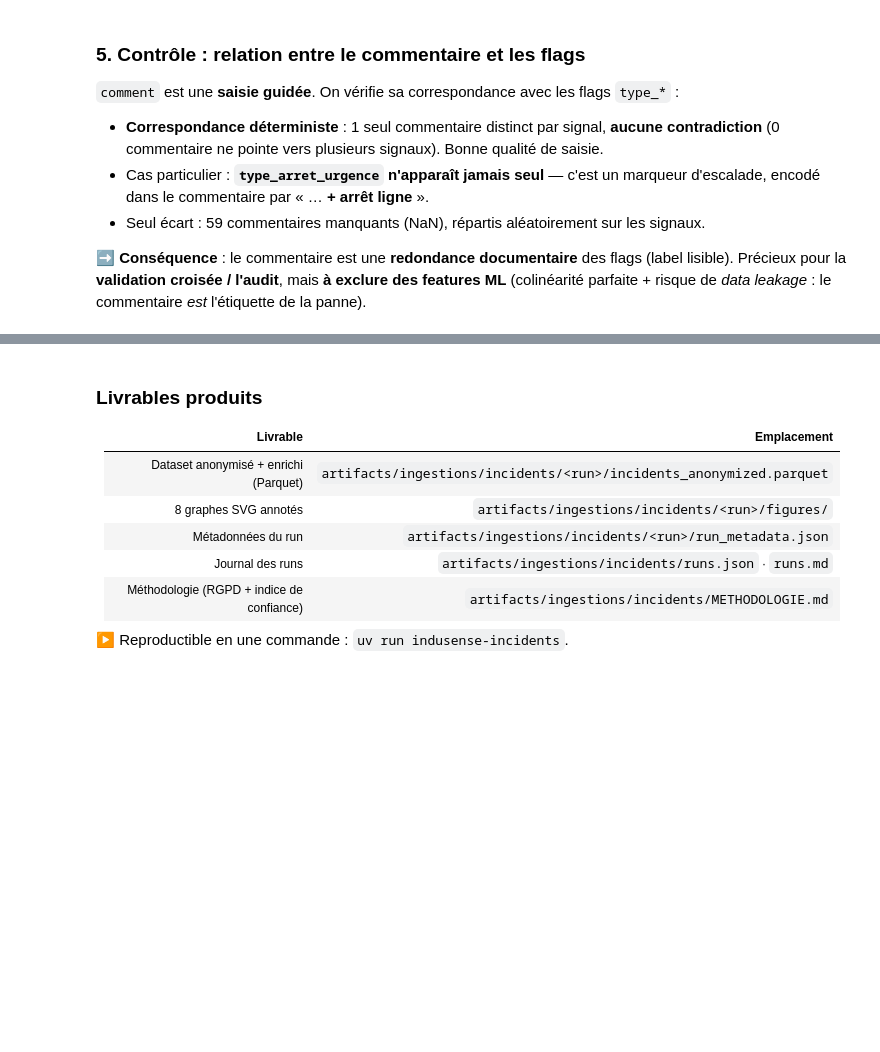
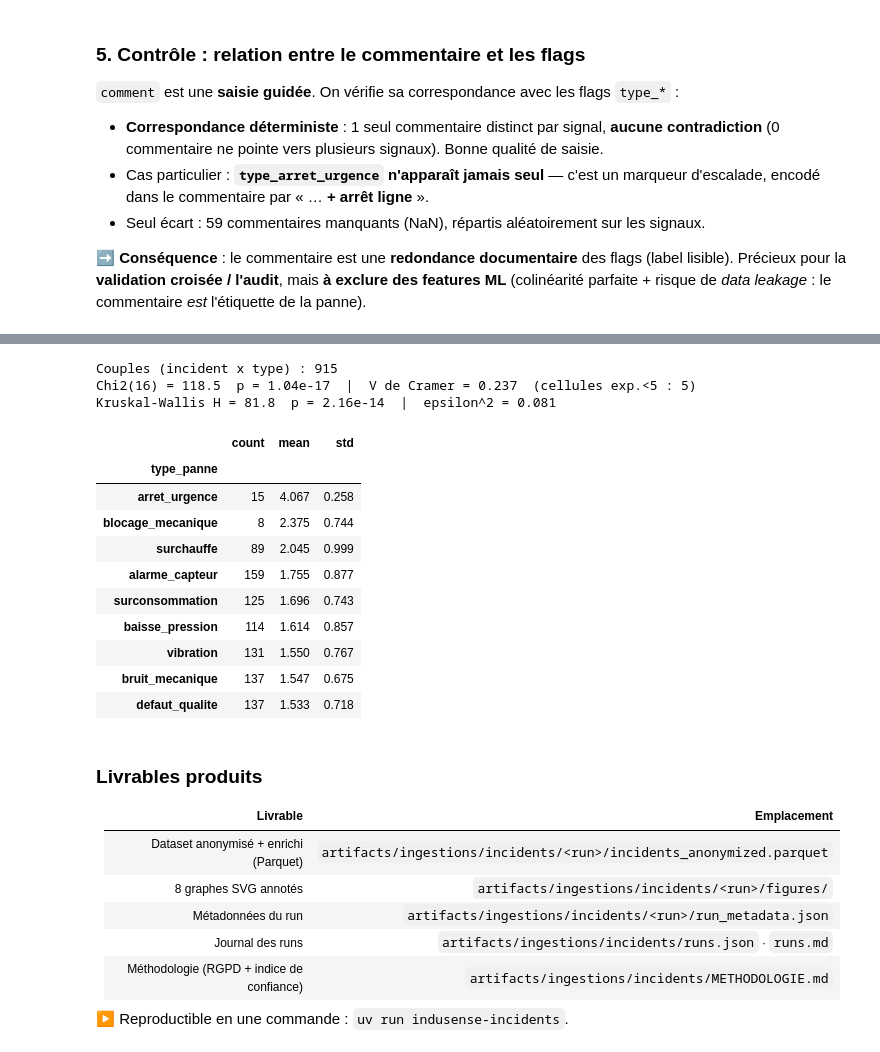
Before and after one commit to palauzet/AELION_Concevoir_Et_Implementer_Solution_IA, a Jupyter notebook: notebooks/01_enquete_donnees.ipynb, the cells around one changed output, grey strips where cells are left out. Saved outputs shown, nothing was run; the diff lists cells and outputs as text; code cells hidden in the pictures; blank space fills up the shorter version.

```diff
--- a/notebooks/01_enquete_donnees.ipynb
+++ b/notebooks/01_enquete_donnees.ipynb
@@ -145,3 +263,34 @@ print(
+# %%
+assoc = ing.severity_type_association(incidents)
+
+print(f"Couples (incident x type) : {assoc['n_couples']}")
+print(
+    f"Chi2({assoc['dof']}) = {assoc['chi2']:.1f}  p = {assoc['p_chi2']:.2e}"
+    f"  |  V de Cramer = {assoc['cramers_v']:.3f}"
+    f"  (cellules exp.<5 : {assoc['cellules_exp_faibles']})"
+)
+print(
+    f"Kruskal-Wallis H = {assoc['kruskal_H']:.1f}  p = {assoc['p_kruskal']:.2e}"
+    f"  |  epsilon^2 = {assoc['epsilon2']:.3f}"
+)
+
+# Sévérité moyenne par type (du plus grave au moins grave)
+assoc['sev_par_type'].round(3)
+# %% [output]
+Couples (incident x type) : 915
+Chi2(16) = 118.5  p = 1.04e-17  |  V de Cramer = 0.237  (cellules exp.<5 : 5)
+Kruskal-Wallis H = 81.8  p = 2.16e-14  |  epsilon^2 = 0.081
+|  | count | mean | std |
+| type_panne |  |  |  |
+| arret_urgence | 15 | 4.067 | 0.258 |
+| blocage_mecanique | 8 | 2.375 | 0.744 |
+| surchauffe | 89 | 2.045 | 0.999 |
+| alarme_capteur | 159 | 1.755 | 0.877 |
+| surconsommation | 125 | 1.696 | 0.743 |
+| baisse_pression | 114 | 1.614 | 0.857 |
+| vibration | 131 | 1.550 | 0.767 |
+| bruit_mecanique | 137 | 1.547 | 0.675 |
+| defaut_qualite | 137 | 1.533 | 0.718 |
 # %% [markdown]
 ### Livrables produits
 
```
Also changed, not shown: parts of 10 cells of this notebook, 5 other files.
